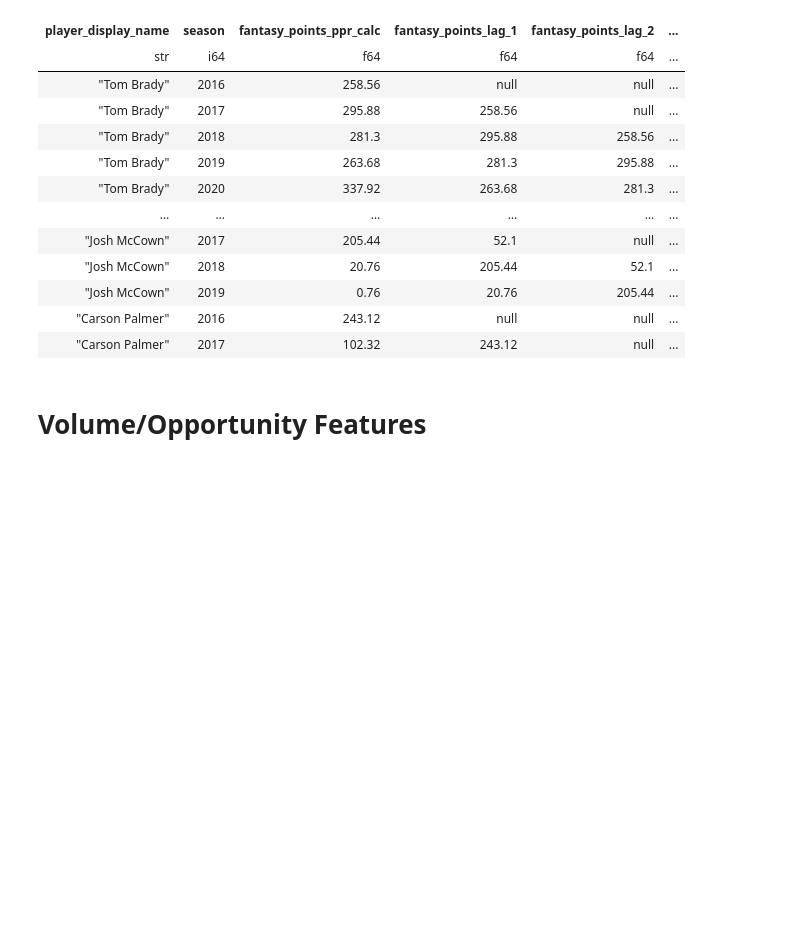
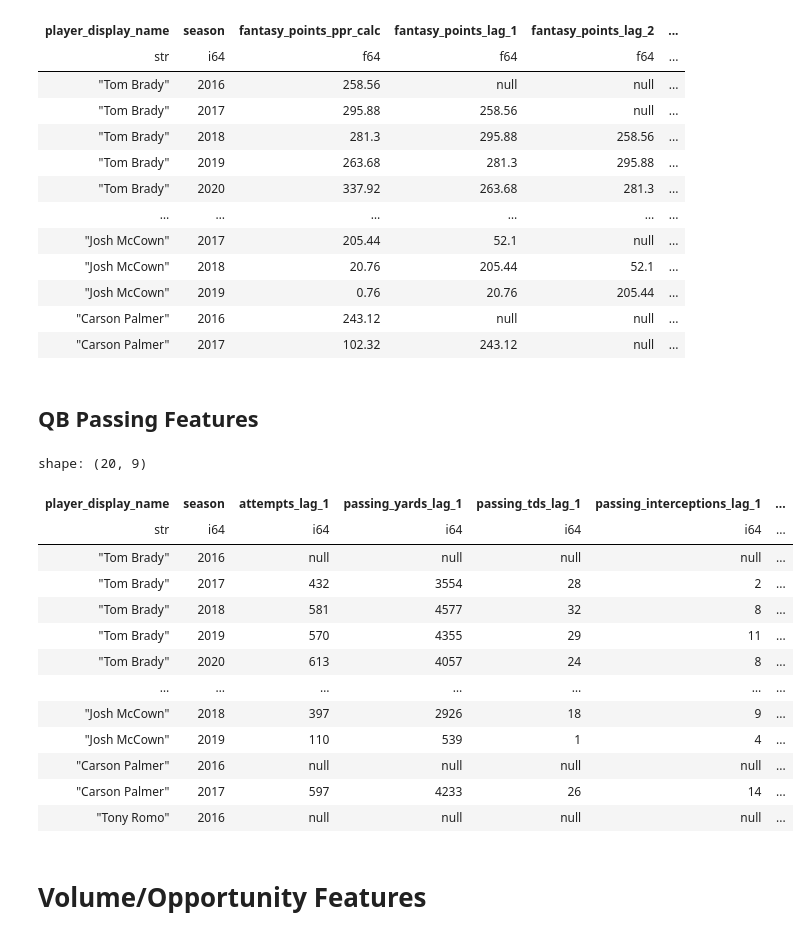
Before and after one commit to thjquinn/fantasy-football-projection-model, a Jupyter notebook: notebooks/04_feature_engineering.ipynb, the cells around one changed output. Saved outputs shown, nothing was run; the diff lists cells and outputs as text; code cells hidden in the pictures; blank space fills up the shorter version.

```diff
--- a/notebooks/04_feature_engineering.ipynb
+++ b/notebooks/04_feature_engineering.ipynb
@@ -78,3 +78,5 @@ shape: (20, 8)
 | "Josh McCown" | 2019 | 0.76 | 20.76 | 205.44 | ... |
 | "Carson Palmer" | 2016 | 243.12 | null | null | ... |
 | "Carson Palmer" | 2017 | 102.32 | 243.12 | null | ... |
+# %% [markdown]
+## QB Passing Features
@@ -81,3 +107,55 @@ shape: (20, 8)
+# %%
+df = df.with_columns(
+    (
+        pl.col("attempts_lag_1")
+        / pl.col("games_lag_1")
+    ).alias("attempts_per_game_lag_1")
+)
+# %%
+df = df.with_columns([
+    (
+        (
+            pl.col("attempts").shift(1).over("player_id")
+            + pl.col("attempts").shift(2).over("player_id")
+        ) / 2
+    ).alias("attempts_2yr_avg"),
+
+    (
+        (
+            pl.col("passing_yards").shift(1).over("player_id")
+            + pl.col("passing_yards").shift(2).over("player_id")
+        ) / 2
+    ).alias("passing_yards_2yr_avg")
+])
+# %%
+df.filter(
+    pl.col("position") == "QB"
+).select([
+    "player_display_name",
+    "season",
+    "attempts_lag_1",
+    "passing_yards_lag_1",
+    "passing_tds_lag_1",
+    "passing_interceptions_lag_1",
+    "attempts_per_game_lag_1",
+    "attempts_2yr_avg",
+    "passing_yards_2yr_avg"
+]).head(20)
+# %% [output]
+shape: (20, 9)
+| player_display_name | season | attempts_lag_1 | passing_yards_lag_1 | passing_tds_lag_1 | passing_interceptions_lag_1 | ... |
+| str | i64 | i64 | i64 | i64 | i64 | ... |
+| "Tom Brady" | 2016 | null | null | null | null | ... |
+| "Tom Brady" | 2017 | 432 | 3554 | 28 | 2 | ... |
+| "Tom Brady" | 2018 | 581 | 4577 | 32 | 8 | ... |
+| "Tom Brady" | 2019 | 570 | 4355 | 29 | 11 | ... |
+| "Tom Brady" | 2020 | 613 | 4057 | 24 | 8 | ... |
+| … | … | … | … | … | … | ... |
+| "Josh McCown" | 2018 | 397 | 2926 | 18 | 9 | ... |
+| "Josh McCown" | 2019 | 110 | 539 | 1 | 4 | ... |
+| "Carson Palmer" | 2016 | null | null | null | null | ... |
+| "Carson Palmer" | 2017 | 597 | 4233 | 26 | 14 | ... |
+| "Tony Romo" | 2016 | null | null | null | null | ... |
 # %% [markdown]
 # Volume/Opportunity Features
 # %%
```
Also changed, not shown: parts of 3 cells of this notebook, 2 other files.
